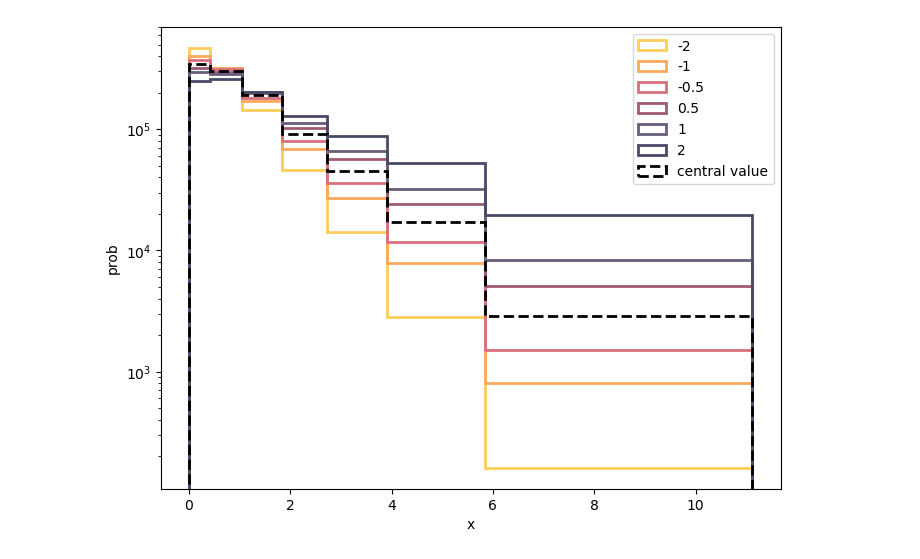
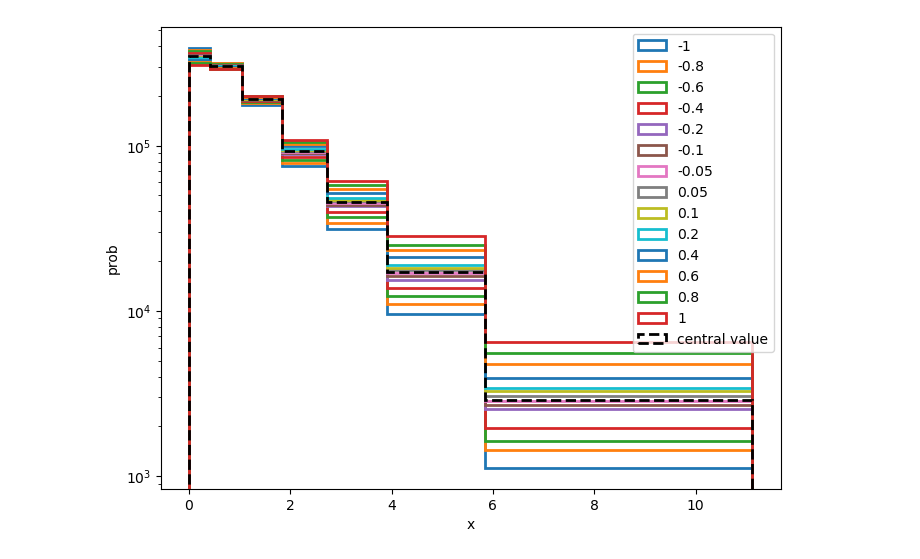
Before and after one commit to PietroCappelli/NPLM.torch, a Jupyter notebook: notebooks/generate_1D_data_nu.ipynb, the cells around one changed output. Cells and saved outputs as stored; diff of their text form; code cells hidden in the pictures.

Commit message:
updated dataset generator

```diff
--- a/notebooks/generate_1D_data_nu.ipynb
+++ b/notebooks/generate_1D_data_nu.ipynb
@@ -24,13 +24,13 @@ PALETTE_2 = [
 
 
 # Statistics
-N_REF      = 1_000_000
+N_REF      = 10_000_000
 
 # Systematics
-SIGMA_S = 0.2
-SIGMA_N = 0.2
-SCALE   = np.array([-2, -1, -0.5, 0, 0.5, 1, 2]) * SIGMA_S
-NORM    = np.array([-2, -1, -0.5, 0, 0.5, 1, 2]) * SIGMA_N
+SIGMA_S = 0.15
+SIGMA_N = 0.15
+SCALE   = np.array([-1, -0.8, -0.6, -0.4, -0.2, -0.1, -0.05, 0, 0.05, 0.1, 0.2, 0.4, 0.6, 0.8, 1]) * SIGMA_S
+NORM    = np.array([-1, -0.8, -0.6, -0.4, -0.2, -0.1, -0.05, 0, 0.05, 0.1, 0.2, 0.4, 0.6, 0.8, 1]) * SIGMA_N
 
 DATA_PATH = "./data/"
 if not os.path.exists(DATA_PATH):
@@ -49,32 +48,52 @@ datasets = {
+# %%
+# generate datasets following exp(-x * exp(nu_s) - nu_s)
+
+datasets = {
+    "-1":    np.random.exponential(scale=1*np.exp(SCALE[0]),  size=(N_REF, 1)),
+    "-0.8":  np.random.exponential(scale=1*np.exp(SCALE[1]),  size=(N_REF, 1)),
+    "-0.6":  np.random.exponential(scale=1*np.exp(SCALE[2]),  size=(N_REF, 1)),
+    "-0.4":  np.random.exponential(scale=1*np.exp(SCALE[3]),  size=(N_REF, 1)),
+    "-0.2":  np.random.exponential(scale=1*np.exp(SCALE[4]),  size=(N_REF, 1)),
+    "-0.1":  np.random.exponential(scale=1*np.exp(SCALE[5]),  size=(N_REF, 1)),
+    "-0.05": np.random.exponential(scale=1*np.exp(SCALE[6]),  size=(N_REF, 1)),
+    "0":     np.random.exponential(scale=1*np.exp(SCALE[7]),  size=(N_REF, 1)),
+    "0.05":  np.random.exponential(scale=1*np.exp(SCALE[8]),  size=(N_REF, 1)),
+    "0.1":   np.random.exponential(scale=1*np.exp(SCALE[9]),  size=(N_REF, 1)),
+    "0.2":   np.random.exponential(scale=1*np.exp(SCALE[10]), size=(N_REF, 1)),
+    "0.4":   np.random.exponential(scale=1*np.exp(SCALE[11]), size=(N_REF, 1)),
+    "0.6":   np.random.exponential(scale=1*np.exp(SCALE[12]), size=(N_REF, 1)),
+    "0.8":   np.random.exponential(scale=1*np.exp(SCALE[13]), size=(N_REF, 1)),
+    "1":     np.random.exponential(scale=1*np.exp(SCALE[14]), size=(N_REF, 1)),
+}
 # %%
 # save the datasets into separate files
 # the name should follow: data_1dexpon_ref_nus_{scale}sigmas.h5 where the scale is encoded in the key of the dictionary
 for key, val in datasets.items():
-    with h5py.File(DATA_PATH + "data_1dexpon_ref_nus_{}sigmas.h5".format(key), "w") as f:
+    with h5py.File(DATA_PATH + "data_1dexpon_ref_nus_{}sigmas_v2.h5".format(float(key)), "w") as f:
         f.create_dataset("data", data=val)
 # %%
 # Read the central value (scale=0)
-with h5py.File(DATA_PATH + "data_1dexpon_ref_nus_{}sigmas.h5".format(0), "r") as f:
+with h5py.File(DATA_PATH + "data_1dexpon_ref_nus_{}sigmas_v2.h5".format(0.0), "r") as f:
     data = f["data"][:]
 # %%
 bins = load_binning(path=DATA_PATH, name="binning_1dexpon.h5")
 # %%
 fig, ax = plt.subplots(figsize=(8,6))
 i=0
 for key, value in datasets.items():
     if key=="0": continue
-    ax.hist(value, bins=bins, histtype="step", label=key, density=False, lw=2, color=PALETTE_2[-i-1])
+    ax.hist(value, bins=bins, histtype="step", label=key, density=False, lw=2)
     i += 1
 
 # plot the central value
 ax.hist(data, bins=bins, histtype="step", label="central value", density=False, lw=2, ls="--", color="k")
 
 ax.set_xlabel("x")
 ax.set_ylabel("prob")
 ax.legend()
 
 ax.set_yscale("log")
 
 plt.show()
 # %% [output]
-[figure, old version]
+[figure, new version]
```
Also changed, not shown: parts of 1 cell of this notebook.
